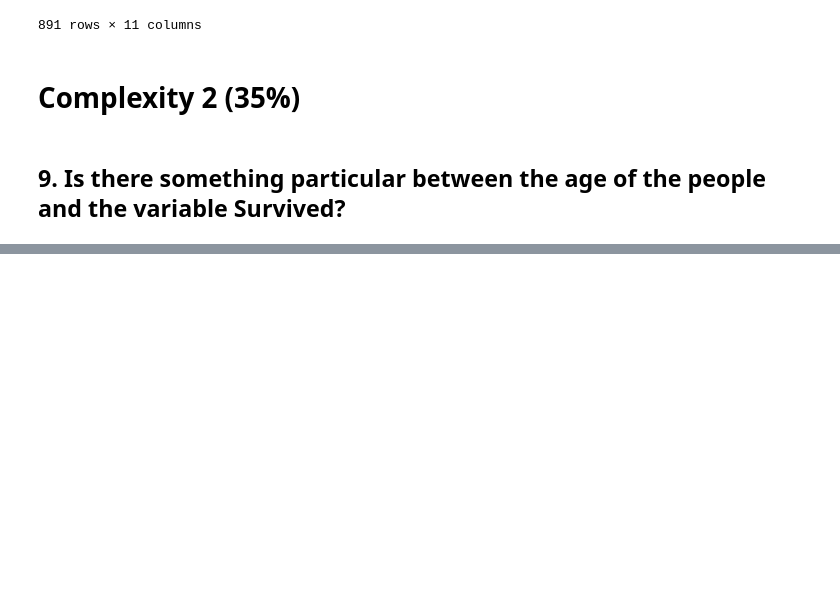
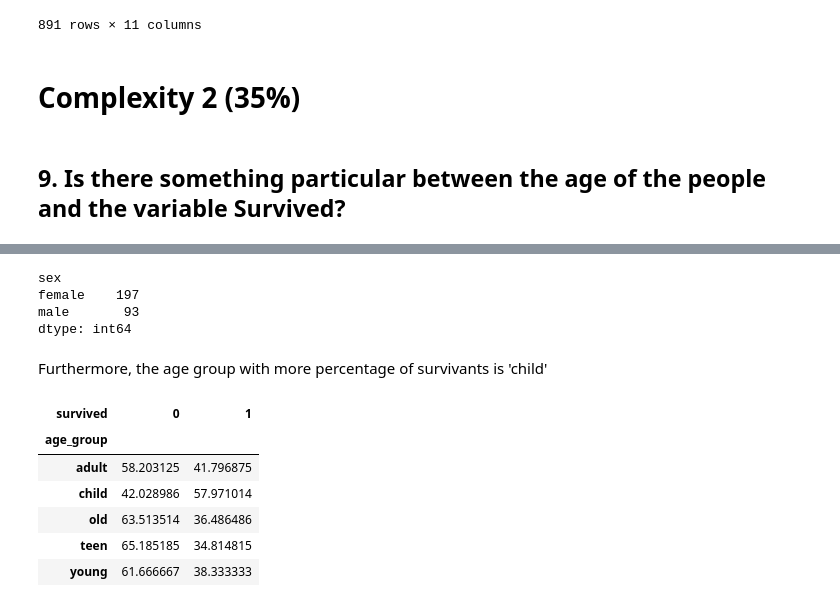
Before and after one commit to SebasGarcia08/titanic-kaggle, a Jupyter notebook: notebooks/complexity_2.ipynb, the cells around one changed output, grey strips where cells are left out. Saved outputs shown, nothing was run; the diff lists cells and outputs as text; code cells hidden in the pictures; blank space fills up the shorter version.

```diff
--- a/notebooks/complexity_2.ipynb
+++ b/notebooks/complexity_2.ipynb
@@ -76,0 +151,23 @@ first…"?
+# %%
+age_sex_counts.sum(0)
+# %% [output]
+sex
+female    197
+male       93
+dtype: int64
+# %% [markdown]
+Furthermore, the age group with more percentage of survivants is 'child'
+# %%
+pd.crosstab(
+    df['age_group'],
+    df['survived'],
+    normalize='index'
+) * 100
+# %% [output]
+| survived | 0 | 1 |
+| age_group |  |  |
+| adult | 58.203125 | 41.796875 |
+| child | 42.028986 | 57.971014 |
+| old | 63.513514 | 36.486486 |
+| teen | 65.185185 | 34.814815 |
+| young | 61.666667 | 38.333333 |
```
Also changed, not shown: parts of 18 cells of this notebook, 4 other files.
